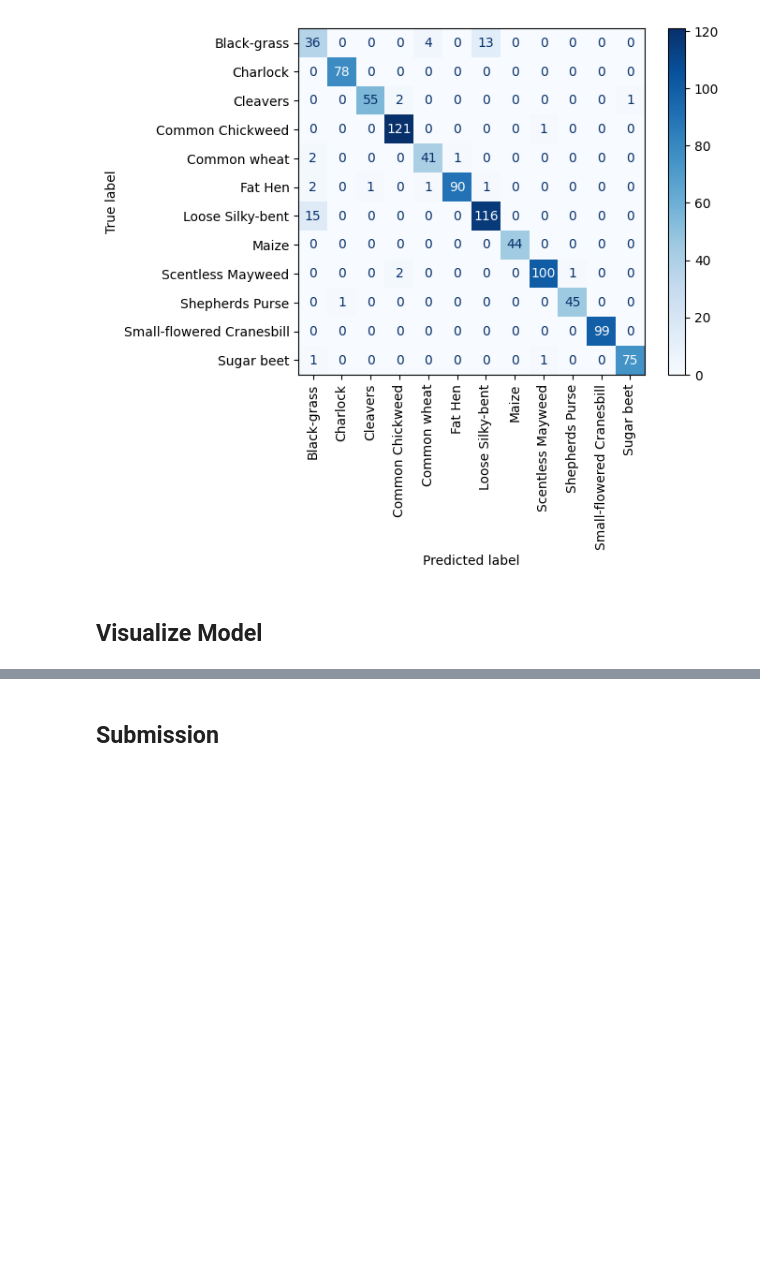
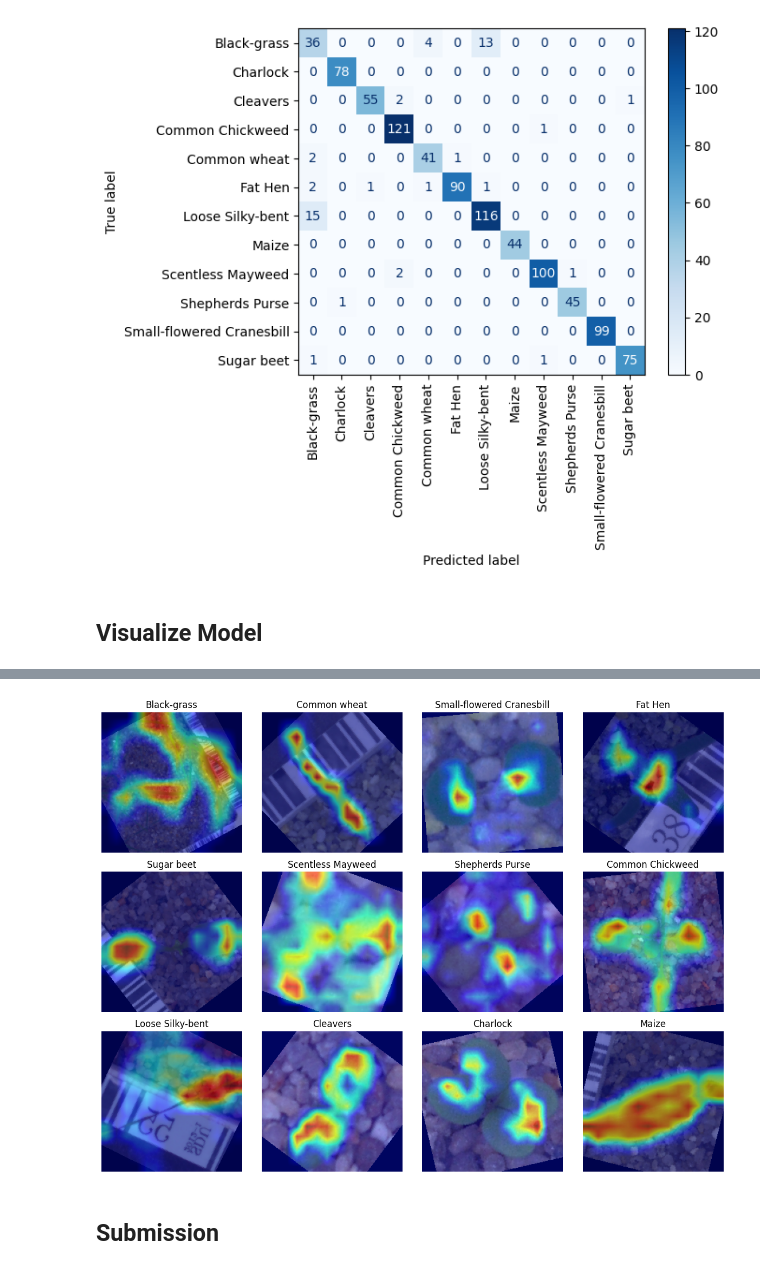
Before and after one commit to luckerma/dl_project, a Jupyter notebook: ResNet.ipynb, the cells around one changed output, grey strips where cells are left out. Drawn from its saved outputs; the diff is of its cells as text; code cells hidden in the pictures; blank space fills up the shorter version.

Commit message:
Improve grad-cam visualization

```diff
--- a/ResNet.ipynb
+++ b/ResNet.ipynb
@@ -357,7 +359,7 @@ Epoch 12/100
 # %%
 # Load model
 model: models.ResNet = torch.load(
-    DATA_ROOT / "model.pth", map_location=DEVICE, weights_only=False
+    DATA_ROOT / "model_0.96095.pth", map_location=DEVICE, weights_only=False
 )
 model = model.to(DEVICE)
 # %% [markdown]
@@ -438,3 +440,19 @@ plt.show()
 [figure]
 # %% [markdown]
 ## Visualize Model
+# %%
+model.eval()
+
+# Example input tensor
+dummy_input = torch.randn(1, 3, 224, 224).to(DEVICE)
+
+# Visualize the model graph
+output = model(dummy_input)
+make_dot(output, params=dict(model.named_parameters())).render(
+    DATA_ROOT / "resnet_model_graph",
+    format="png",
+)
+
+model = model.to("cpu")
+summary(model, input_size=(3, 224, 224))
+model = model.to(DEVICE)
@@ -441,22 +477,46 @@ plt.show()
 # %%
 image: Tensor
 label: int
-image, label = train_loader.dataset[np.random.randint(len(train_loader.dataset))]
 
-target_layers = [model.layer4[-1]]
-targets = [ClassifierOutputTarget(label)]
+model.eval()
 
-rgb_img = image.permute(1, 2, 0).cpu().numpy()
-rgb_img = (rgb_img - rgb_img.min()) / (rgb_img.max() - rgb_img.min())
-rgb_img = np.float32(rgb_img)
+target_layers: List[torch.nn.Module] = [model.layer4[-1], model.layer3[-1]]
 
-with GradCAM(model=model, target_layers=target_layers) as cam:
-    grayscale_cam = cam(input_tensor=image.unsqueeze(0), targets=targets)
-    grayscale_cam = grayscale_cam[0, :]
-    visualization = show_cam_on_image(rgb_img, grayscale_cam, use_rgb=True)
+# Get one example per class
+unique_examples = {}
+for idx in range(len(train_loader.dataset)):
+    image, label = train_loader.dataset[idx]
+    if label not in unique_examples:
+        unique_examples[label] = image
 
-plt.imshow(visualization)
-plt.axis("off")
+    if len(unique_examples) == num_classes:
+        break
+
+# Visualize Grad-CAM
+visualizations = []
+for label, image in unique_examples.items():
+    targets = [ClassifierOutputTarget(label)]
+    rgb_img = image.permute(1, 2, 0).cpu().numpy()
+    rgb_img = (rgb_img - rgb_img.min()) / (rgb_img.max() - rgb_img.min())
+    rgb_img = np.float32(rgb_img)
+
+    with GradCAM(model=model, target_layers=target_layers) as cam:
+        grayscale_cam = cam(input_tensor=image.unsqueeze(0), targets=targets)
+        grayscale_cam = grayscale_cam[0, :]
+        visualization = show_cam_on_image(rgb_img, grayscale_cam, use_rgb=True)
+        visualizations.append((visualization, label))
+
+# Plot
+fig, axes = plt.subplots(3, 4, figsize=(12, 9))
+for ax, (vis, label) in zip(axes.flatten(), visualizations):
+    ax.imshow(vis)
+    ax.set_title(dataset.classes[label])
+    ax.axis("off")
+
+plt.tight_layout()
+plt.show()
+# %% [output]
+[figure, added]
 # %% [markdown]
 ## Submission
 # %%
```
Also changed, not shown: parts of 2 cells of this notebook, 2 other files.
